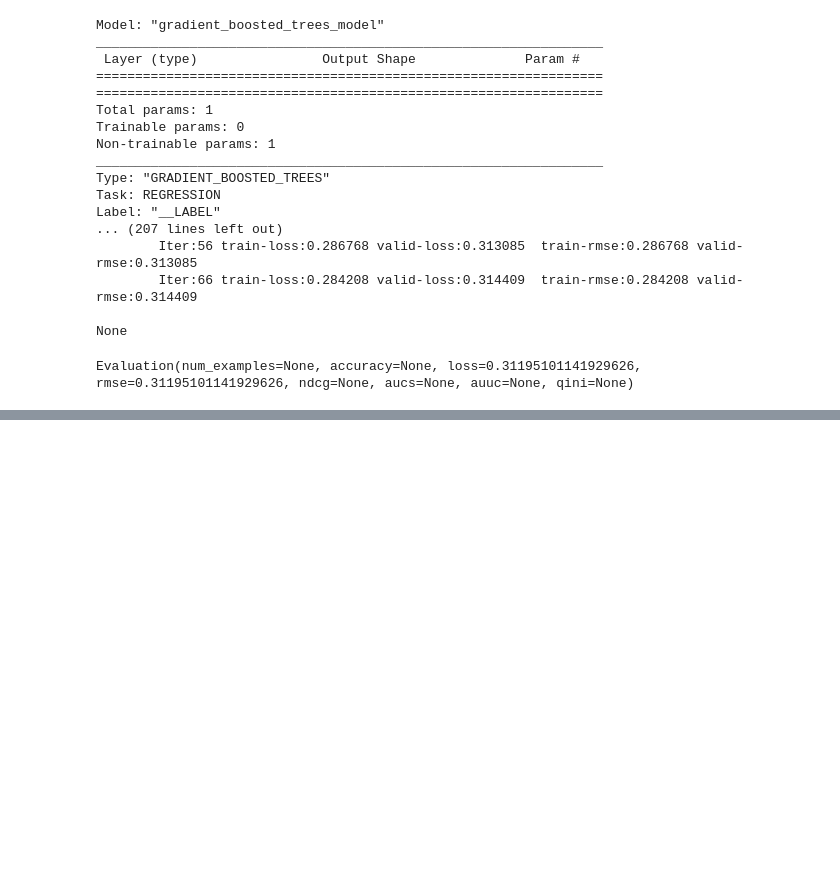
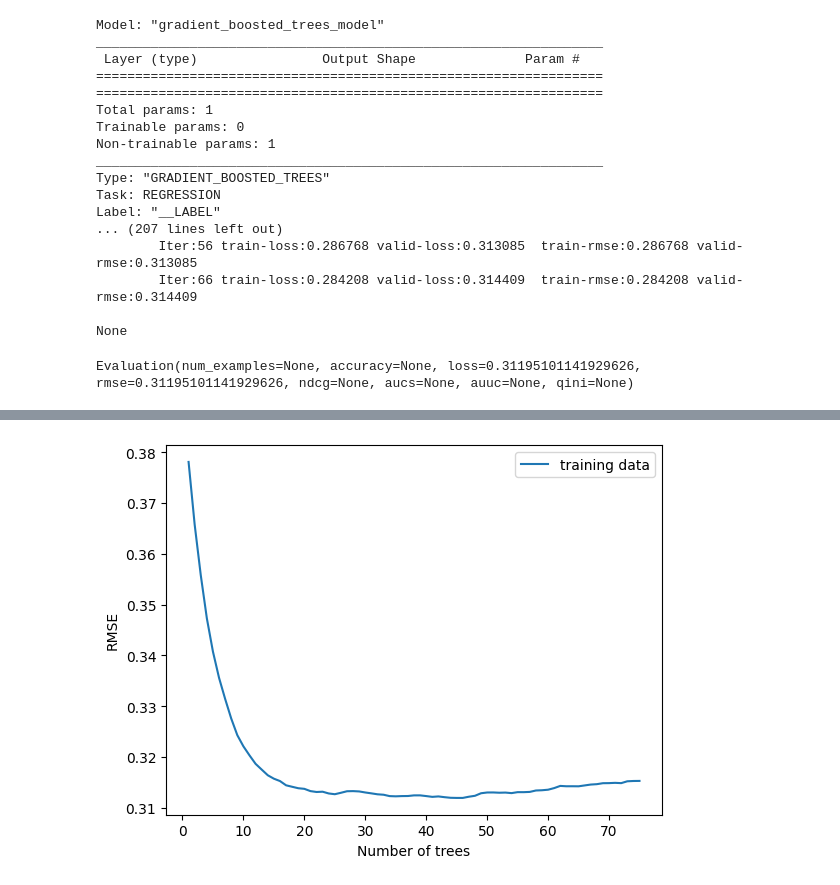
Before and after one commit to arisanguyen/210_Capstone_Aditya_Arisa_Noriel, a Jupyter notebook: abajaj_modeling-noriel edit.ipynb, the cells around one changed output, grey strips where cells are left out. Drawn from its saved outputs; the diff is of its cells as text; code cells hidden in the pictures; blank space fills up the shorter version.

```diff
--- a/abajaj_modeling-noriel edit.ipynb
+++ b/abajaj_modeling-noriel edit.ipynb
@@ -489,3 +421,16 @@ plt.show()
+# %%
+import matplotlib.pyplot as plt
+
+logs = gbt_model.make_inspector().training_logs()
+
+plt.plot([log.num_trees for log in logs], [log.evaluation.rmse for log in logs], label="training data")
+plt.xlabel("Number of trees")
+plt.ylabel("RMSE")
+plt.legend()
+
+plt.show()
+# %% [output]
+[figure, added]
 # %%
 #evaluate the model
 #gbt_model.evaluate(x_test[['Collisions_Historical', 'Mid_lat','Mid_long', 'Stop_Signs', 'Paving_historical', 'Bus_stop']])
```
Also changed, not shown: parts of 11 cells of this notebook.
